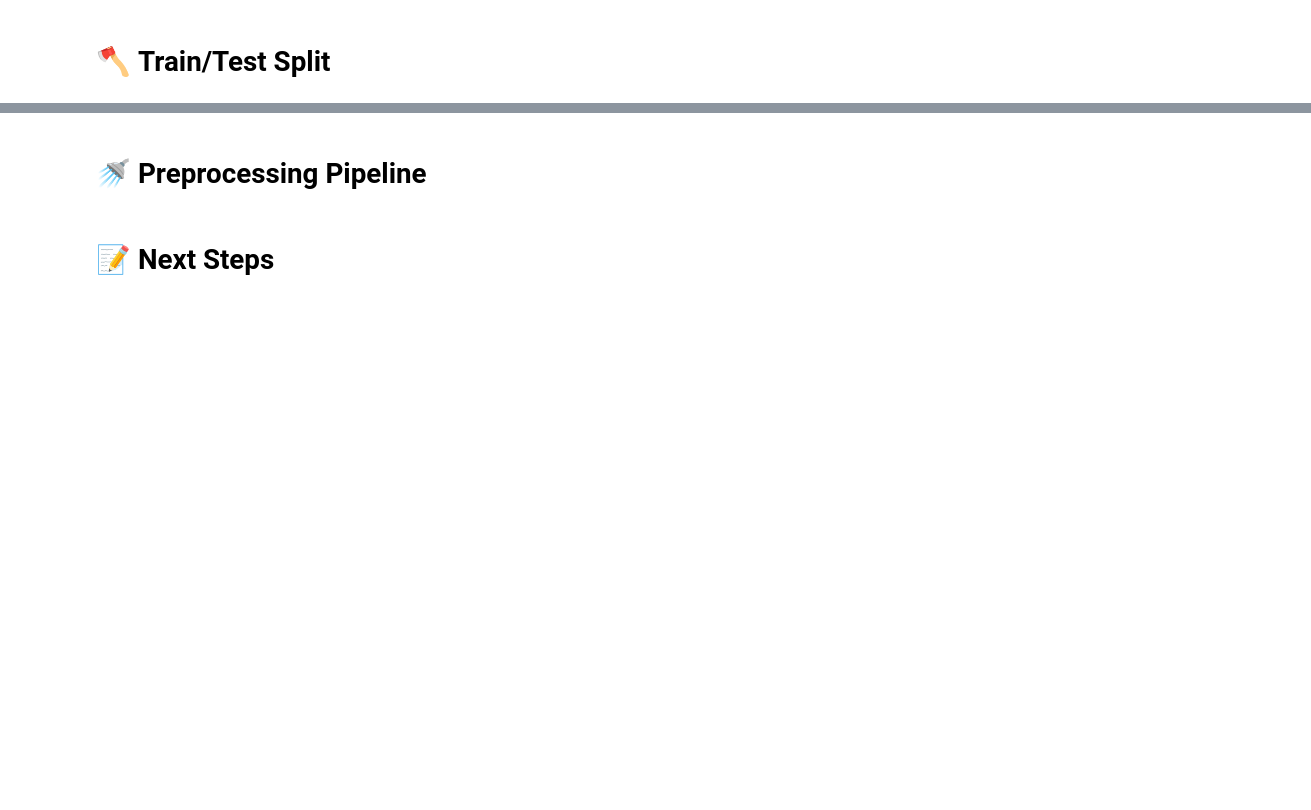
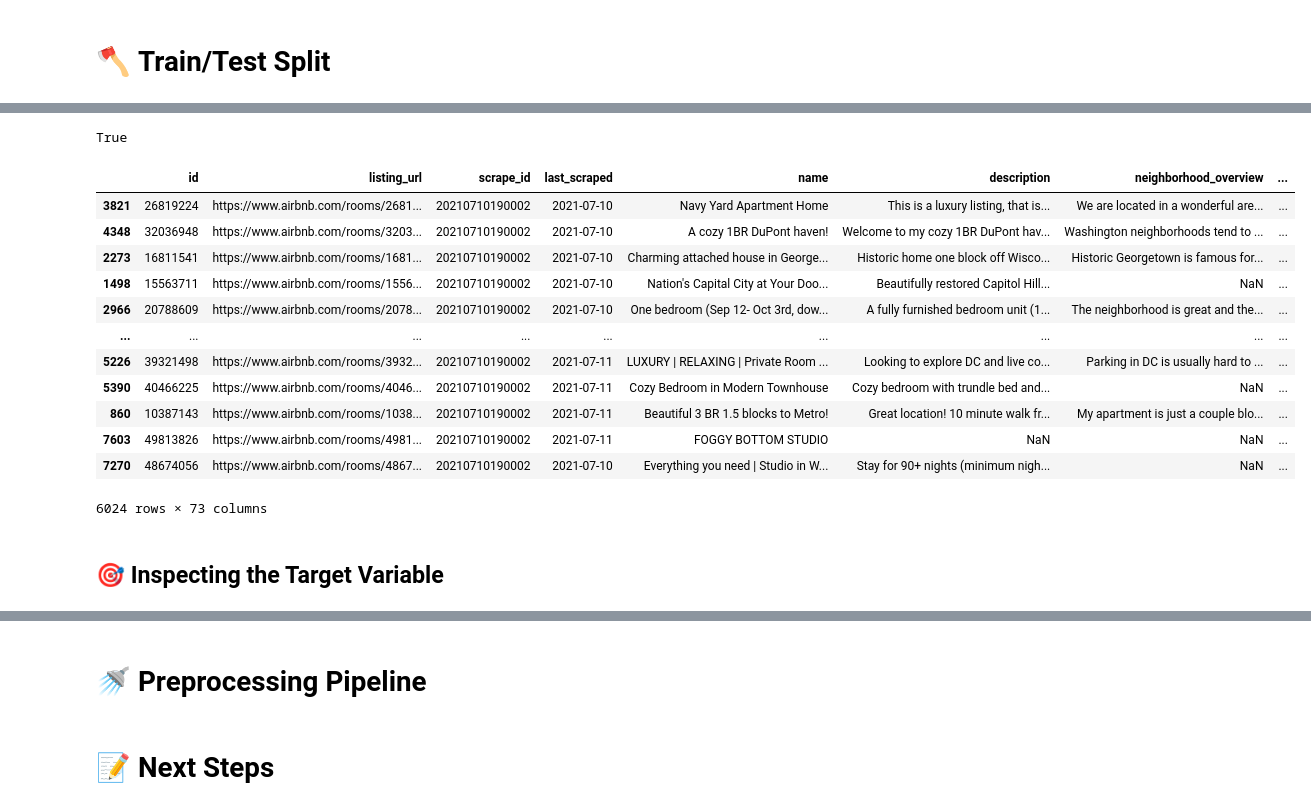
Before and after one commit to BenJMcCarty/Helping_Your_Hosts, a Jupyter notebook: Main.ipynb, the cells around one changed output, grey strips where cells are left out. Saved outputs shown, nothing was run; the diff lists cells and outputs as text; code cells hidden in the pictures; blank space fills up the shorter version.

Commit message:
DropNA

```diff
--- a/Main.ipynb
+++ b/Main.ipynb
@@ -265,11 +297,31 @@ df['review_scores_rating'][df['review_scores_rating'] < 4].value_counts(dropna=F
 ## Creating features/target for dataset
 target = 'review_scores_rating'
 
-X = df.drop(columns = target).copy()
-y = df[target].copy()
+X = data.drop(columns = target).copy()
+y = data[target].copy()
 # %%
 ## Confirming same number of rows
 X.shape[0] == y.shape[0]
+# %% [output]
+True
 # %%
 ## Splitting to prevent data leakage
 X_train, X_test, y_train, y_test = train_test_split(X, y, random_state=42)
+# %%
+X_train
+# %% [output]
+|  | id | listing_url | scrape_id | last_scraped | name | description | neighborhood_overview | ... |
+| 3821 | 26819224 | https://www.airbnb.com/rooms/2681... | 20210710190002 | 2021-07-10 | Navy Yard Apartment Home | This is a luxury listing, that is... | We are located in a wonderful are... | ... |
+| 4348 | 32036948 | https://www.airbnb.com/rooms/3203... | 20210710190002 | 2021-07-10 | A cozy 1BR DuPont haven! | Welcome to my cozy 1BR DuPont hav... | Washington neighborhoods tend to ... | ... |
+| 2273 | 16811541 | https://www.airbnb.com/rooms/1681... | 20210710190002 | 2021-07-10 | Charming attached house in George... | Historic home one block off Wisco... | Historic Georgetown is famous for... | ... |
+| 1498 | 15563711 | https://www.airbnb.com/rooms/1556... | 20210710190002 | 2021-07-10 | Nation's Capital City at Your Doo... | Beautifully restored Capitol Hill... | NaN | ... |
+| 2966 | 20788609 | https://www.airbnb.com/rooms/2078... | 20210710190002 | 2021-07-10 | One bedroom (Sep 12- Oct 3rd, dow... | A fully furnished bedroom unit (1... | The neighborhood is great and the... | ... |
+| ... | ... | ... | ... | ... | ... | ... | ... | ... |
+| 5226 | 39321498 | https://www.airbnb.com/rooms/3932... | 20210710190002 | 2021-07-11 | LUXURY | RELAXING | Private Room ... | Looking to explore DC and live co... | Parking in DC is usually hard to ... | ... |
+| 5390 | 40466225 | https://www.airbnb.com/rooms/4046... | 20210710190002 | 2021-07-11 | Cozy Bedroom in Modern Townhouse | Cozy bedroom with trundle bed and... | NaN | ... |
+| 860 | 10387143 | https://www.airbnb.com/rooms/1038... | 20210710190002 | 2021-07-11 | Beautiful 3 BR 1.5 blocks to Metro! | Great location! 10 minute walk fr... | My apartment is just a couple blo... | ... |
+| 7603 | 49813826 | https://www.airbnb.com/rooms/4981... | 20210710190002 | 2021-07-11 | FOGGY BOTTOM STUDIO | NaN | NaN | ... |
+| 7270 | 48674056 | https://www.airbnb.com/rooms/4867... | 20210710190002 | 2021-07-10 | Everything you need | Studio in W... | Stay for 90+ nights (minimum nigh... | NaN | ... |
+6024 rows × 73 columns
+# %% [markdown]
+## 🎯 Inspecting the Target Variable
```
Also changed, not shown: parts of 40 cells of this notebook, 1 other file.
